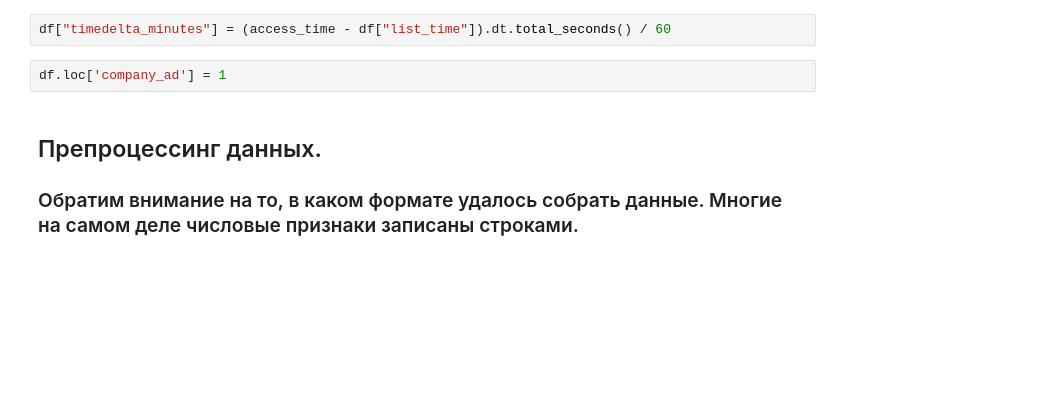
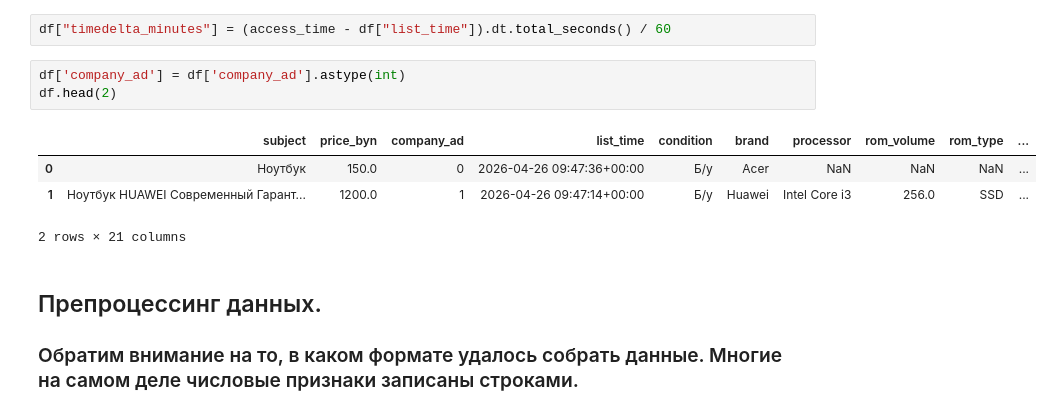
Before and after one commit to venskovalentin/KufarPriceModel, a Jupyter notebook: notebooks/Laptop_EDA.ipynb, the cells around one changed output. Saved outputs shown, nothing was run; the diff lists cells and outputs as text; blank space fills up the shorter version.

```diff
--- a/notebooks/Laptop_EDA.ipynb
+++ b/notebooks/Laptop_EDA.ipynb
@@ -508,7 +648,13 @@ df["list_time"] = pd.to_datetime(df["list_time"])
 # %%
 df["timedelta_minutes"] = (access_time - df["list_time"]).dt.total_seconds() / 60
 # %%
-df.loc['company_ad'] = 1
+df['company_ad'] = df['company_ad'].astype(int)
+df.head(2)
+# %% [output]
+|  | subject | price_byn | company_ad | list_time | condition | brand | processor | rom_volume | rom_type | ... |
+| 0 | Ноутбук | 150.0 | 0 | 2026-04-26 09:47:36+00:00 | Б/у | Acer | NaN | NaN | NaN | ... |
+| 1 | Ноутбук HUAWEI Современный Гарант... | 1200.0 | 1 | 2026-04-26 09:47:14+00:00 | Б/у | Huawei | Intel Core i3 | 256.0 | SSD | ... |
+2 rows × 21 columns
 # %% [markdown]
 ## Препроцессинг данных.
 
```
Also changed, not shown: parts of 27 cells of this notebook, 2 other files.
